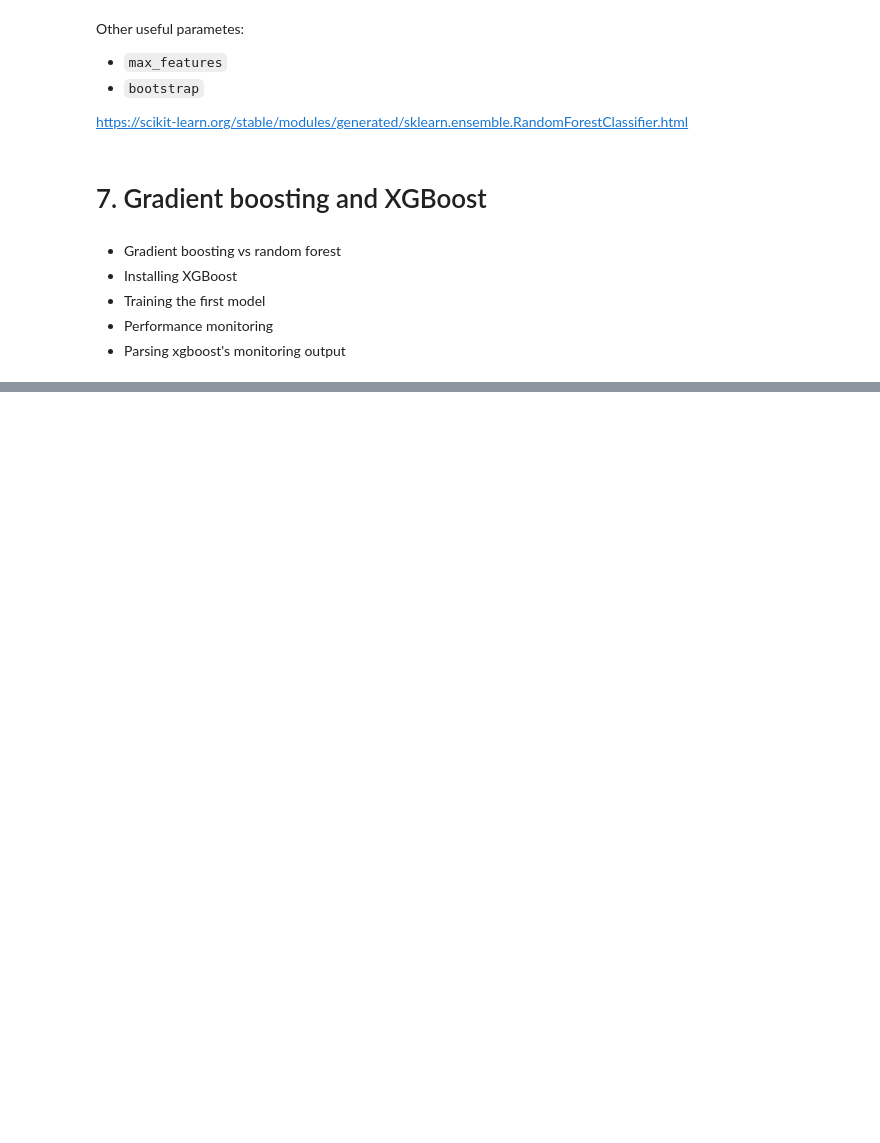
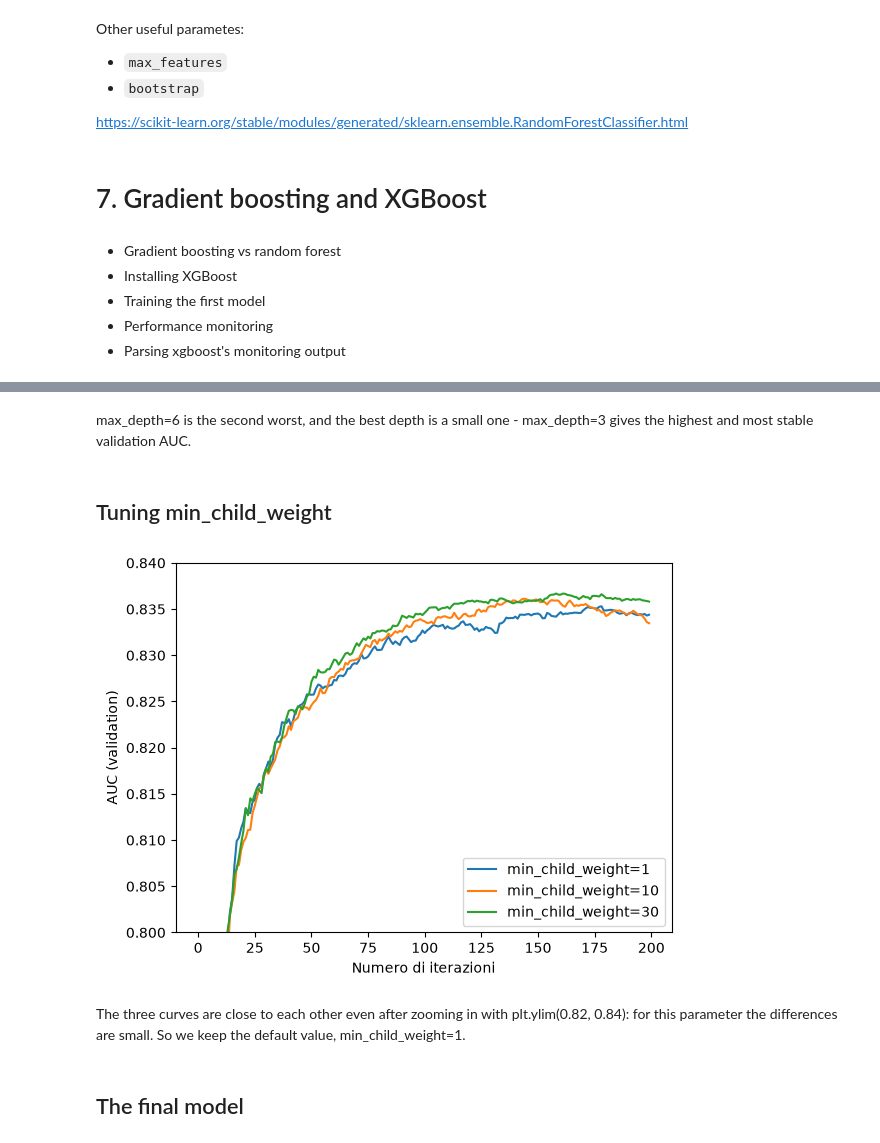
Before and after one commit to nexena93/ZoomML_Homeworks, a Jupyter notebook: 06_trees/notebook.ipynb, the cells around one changed output, grey strips where cells are left out. Saved outputs shown, nothing was run; the diff lists cells and outputs as text; code cells hidden in the pictures; blank space fills up the shorter version.

```diff
--- a/06_trees/notebook.ipynb
+++ b/06_trees/notebook.ipynb
@@ -1011,3 +1062,45 @@ plt.legend()
+# %% [markdown]
+max_depth=6 is the second worst, and the best depth is a small one - max_depth=3 gives the highest and most stable validation AUC.
+# %% [markdown]
+## Tuning min_child_weight
+# %%
+scores = {}
+
+for mcw in [1, 10, 30]:
+    xgb_params = {
+        'eta': 0.1,
+        'max_depth': 3,        # il valore migliore trovato al punto 1
+        'min_child_weight': mcw,
+
+        'objective': 'binary:logistic',
+        'eval_metric': 'auc',
+
+        'nthread': 8,
+        'seed': 1,
+        'verbosity': 1,
+    }
+
+    results = {}
+    xgb.train(xgb_params, dtrain, num_boost_round=200,
+              verbose_eval=False, evals=watchlist,
+              evals_result=results)
+
+    scores['min_child_weight=%s' % mcw] = results['val']['auc']
+
+for key, val_auc in scores.items():
+    plt.plot(range(len(val_auc)), val_auc, label=key)
+
+plt.xlabel('Numero di iterazioni')
+plt.ylabel('AUC (validation)')
+plt.ylim(0.80, 0.84)
+plt.legend()
+plt.show()
+# %% [output]
+[figure, added]
+# %% [markdown]
+The three curves are close to each other even after zooming in with plt.ylim(0.82, 0.84): for this parameter the differences are small. So we keep the default value, min_child_weight=1.
+# %% [markdown]
+## The final model
 # %%
 xgb_params = {
     'eta': 0.1,
```
Also changed, not shown: parts of 55 cells of this notebook, 1 other file.
